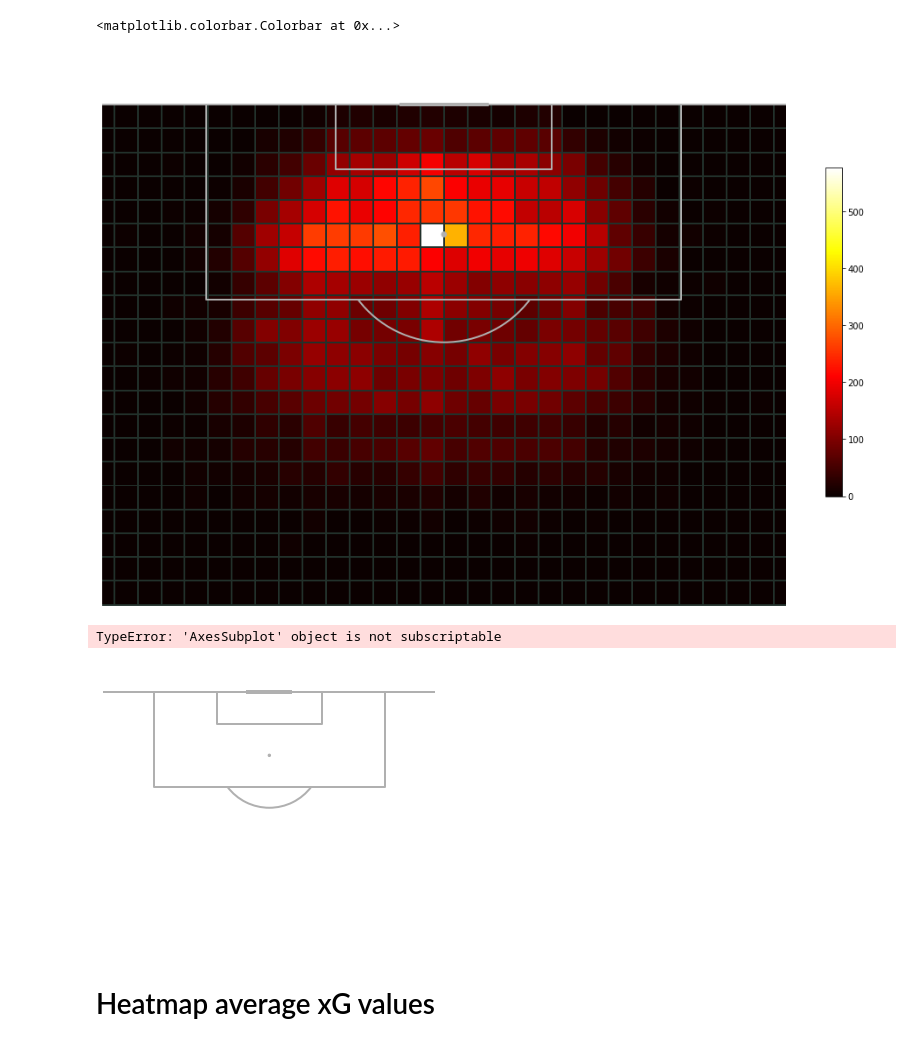
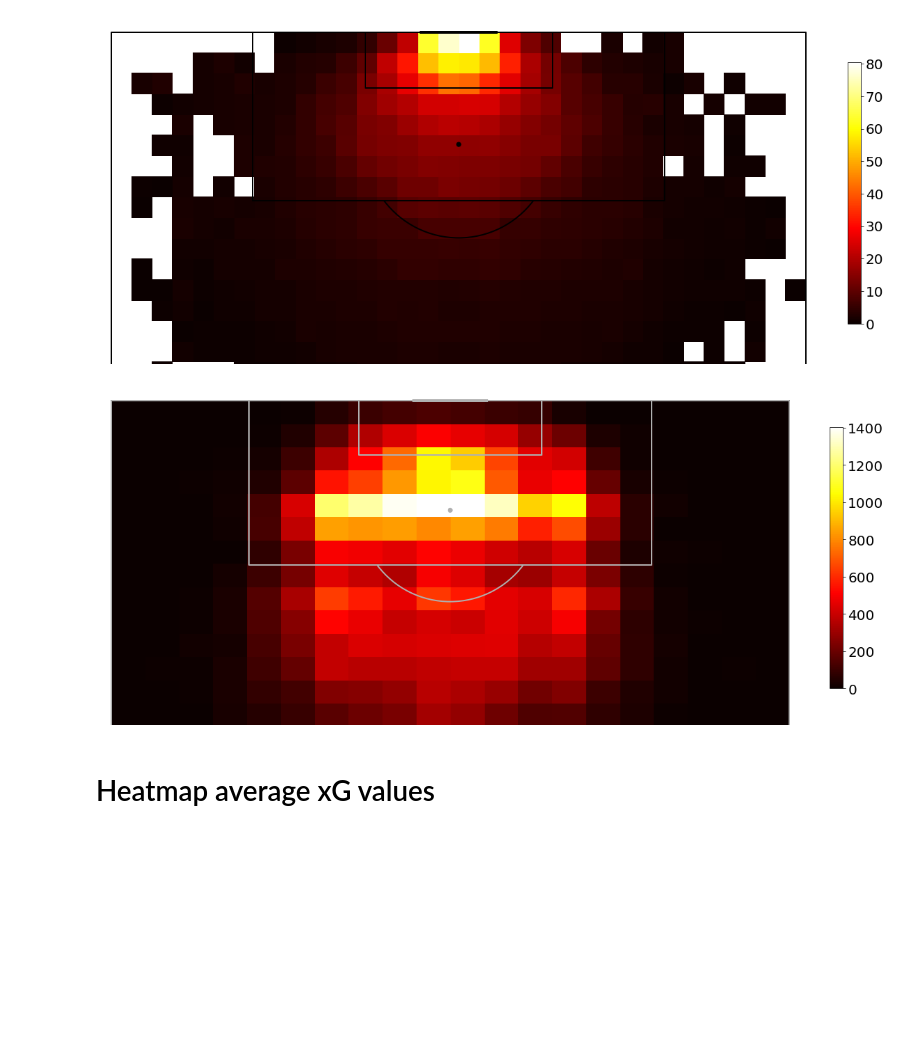
Before and after one commit to SergiRuizUNIR/TFG, a Jupyter notebook: 14_Visualizar_xG.ipynb, the cells around one changed output. Drawn from its saved outputs; the diff is of its cells as text; code cells hidden in the pictures; blank space fills up the shorter version.

```diff
--- a/14_Visualizar_xG.ipynb
+++ b/14_Visualizar_xG.ipynb
@@ -23,11 +16,13 @@ from urllib.request import urlopen
 # %%
 # Load model and data
 cwd = os.getcwd()
-df_lgbm = pd.read_parquet(os.path.join(cwd, 'data', 'modelling', 'lgbm2.parquet'))
+df_xgb = pd.read_parquet(os.path.join(cwd, 'data', 'modelling', 'xgb.parquet'))
 df_all = pd.read_parquet(os.path.join(cwd, 'data', 'shots.parquet'))
-df_X = df_lgbm.drop(['goal', 'split', 'match_id', 'wyscout_id', 'statsbomb_id'], axis=1).copy()
-df_xg = pd.read_parquet(os.path.join(cwd, 'data', 'modelling', 'xg_shap2.parquet'))
-model = load(os.path.join(cwd, 'models', 'lgbm_model.joblib'))
+mask_penalty = (df_all.shot_type_name=='penalty')
+df_all = df_all[~mask_penalty].copy()
+df_X = df_xgb.drop(['goal', 'split', 'match_id', 'wyscout_id', 'statsbomb_id'], axis=1).copy()
+df_xg_xgb = pd.read_parquet(os.path.join(cwd, 'data', 'modelling', 'xg_shap_xgb.parquet'))
+model_xgb = load(os.path.join(cwd, 'models', 'xgb_model.joblib'))
 STATSBOMB = os.path.join(cwd, 'data', 'statsbomb')
 df_statsbomb_event = pd.read_parquet(os.path.join(STATSBOMB, 'event.parquet'))
 df_statsbomb_freeze = pd.read_parquet(os.path.join(STATSBOMB, 'freeze.parquet'))
@@ -43,8 +38,8 @@ df_statsbomb_freeze = df_statsbomb_freeze.merge(df_statsbomb_lineup[['match_id',
                                                 how='left', on=['match_id', 'player_id'], validate='m:1')
 # %%
 # Add on Xg to original shots dataframe
-df_all = df_all.merge(df_xg.loc[df_xg.statsbomb_id.notnull(), ['match_id', 'statsbomb_id', 'xg']], how='left')
-df_all = df_all.merge(df_xg.loc[df_xg.wyscout_id.notnull(), ['match_id', 'wyscout_id', 'xg']], how='left',
+df_all = df_all.merge(df_xg_xgb.loc[df_xg_xgb.statsbomb_id.notnull(), ['match_id', 'statsbomb_id', 'xg']], how='left')
+df_all = df_all.merge(df_xg_xgb.loc[df_xg_xgb.wyscout_id.notnull(), ['match_id', 'wyscout_id', 'xg']], how='left',
                       on=['match_id', 'wyscout_id'], suffixes=['', '_1'])
 df_all.loc[df_all.xg.isnull(), 'xg'] = df_all.loc[df_all.xg.isnull(), 'xg_1']
 df_all.drop(['xg_1'], axis=1, inplace=True)
@@ -100,9 +68,21 @@ Number of players: 302
+# %%
+pitch = VerticalPitch(pitch_type='uefa', half=True, line_color='black', pad_left=1, pad_right=1, pad_bottom=-20, pad_top=1,
+                      line_zorder=2)
+fig, ax = pitch.draw(figsize=(16, 9))
+bs = pitch.bin_statistic(df_all.x, df_all.y, values=df_all.xg, statistic='mean', bins=(52, 34))
+bs['statistic'] = bs['statistic'] * 100.
+pcm = pitch.heatmap(bs, ax=ax, cmap='hot', edgecolors='None')
+cbar = fig.colorbar(pcm, fraction=0.045, pad=0.04, shrink=0.6)
+cbar.ax.tick_params(labelsize=20)
+# %% [output]
+[figure, added]
 # %%
-# Overall shot map. Binning approximately 2 metre square grid. Count of shots in each grid cell.
+pitch = VerticalPitch(pitch_type='uefa', half=True,
+              pad_left=1, pad_right=1, pad_bottom=-20, pad_top=1, line_zorder=2)
 fig, ax = pitch.draw(figsize=(16, 9))
-bs = pitch.bin_statistic(df_subset.x, df_subset.y, statistic='count', bins=(52, 34))
-pcm = pitch.heatmap(bs, ax=ax, cmap='hot', edgecolors='#22312b')
-fig.colorbar(pcm, fraction=0.045, pad=0.04, shrink=0.6)
+bs = pitch.bin_statistic(df_all.x, df_all.y, statistic='count', bins=(45, 20))
+pcm = pitch.heatmap(bs, ax=ax, cmap='hot', edgecolors='None')
+cbar = fig.colorbar(pcm, fraction=0.045, pad=0.04, shrink=0.6)
+cbar.ax.tick_params(labelsize=20)
 # %% [output]
-<matplotlib.colorbar.Colorbar at 0x...>
-[figure, old version]
+[figure, new version]
@@ -122,34 +89,2 @@ H = m.components_
-# %%
-pitch = VerticalPitch(pitch_type='uefa', half=True,
-              pad_left=-5, pad_right=-5, pad_bottom=-10, line_zorder=2, figsize=(16, 9),
-             layout=(2, 3), tight_layout=False, constrained_layout=True)
-fig, axs = pitch.draw()
-axs[1, 2].remove()
-
-bs['statistic'] = H[0].reshape(34, 52)
-pcm = pitch.heatmap(bs, ax=axs[0, 0], cmap='hot', edgecolors='#22312b', vmin=H.min(), vmax=H.max())
-
-bs['statistic'] = H[1].reshape(34, 52)
-pcm = pitch.heatmap(bs, ax=axs[0, 1], cmap='hot', edgecolors='#22312b', vmin=H.min(), vmax=H.max())
-
-bs['statistic'] = H[2].reshape(34, 52)
-pcm = pitch.heatmap(bs, ax=axs[0, 2], cmap='hot', edgecolors='#22312b', vmin=H.min(), vmax=H.max())
-
-bs['statistic'] = H[3].reshape(34, 52)
-pcm = pitch.heatmap(bs, ax=axs[1, 0], cmap='hot', edgecolors='#22312b', vmin=H.min(), vmax=H.max())
-
-bs['statistic'] = H[4].reshape(34, 52)
-pcm = pitch.heatmap(bs, ax=axs[1, 1], cmap='hot', edgecolors='#22312b', vmin=H.min(), vmax=H.max())
-
-cbar = fig.colorbar(pcm, ax=[axs[0, 2]], location='bottom', shrink=0.8)
-cbar.ax.tick_params(labelsize=20)
-
-ax_image = add_image(logo_regular, fig, left=0.69, bottom=0.38, width=0.15, alpha=0.9, interpolation='hanning')
-
-fig.savefig(os.path.join(cwd, 'figures', 'non-negative-matrix-factorization-shot-locations.png'),
-            dpi=300, bbox_inches = 'tight', pad_inches = 0)
-# %% [output]
-TypeError: 'AxesSubplot' object is not subscriptable
-[figure, removed]
 # %% [markdown]
 # Heatmap average xG values
```
Also changed, not shown: parts of 49 cells of this notebook, 4 other files.
